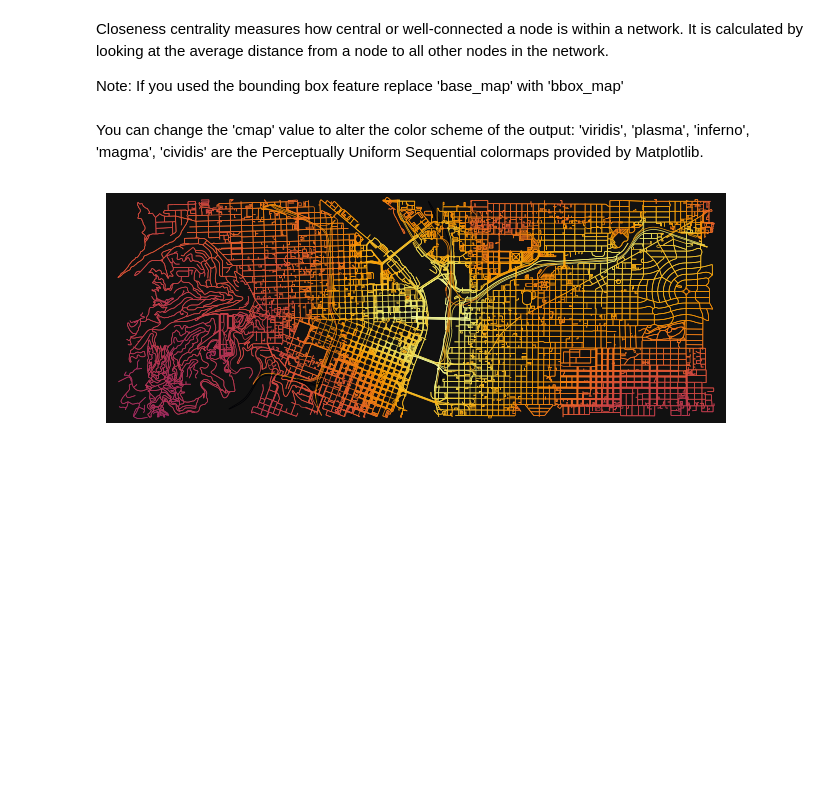
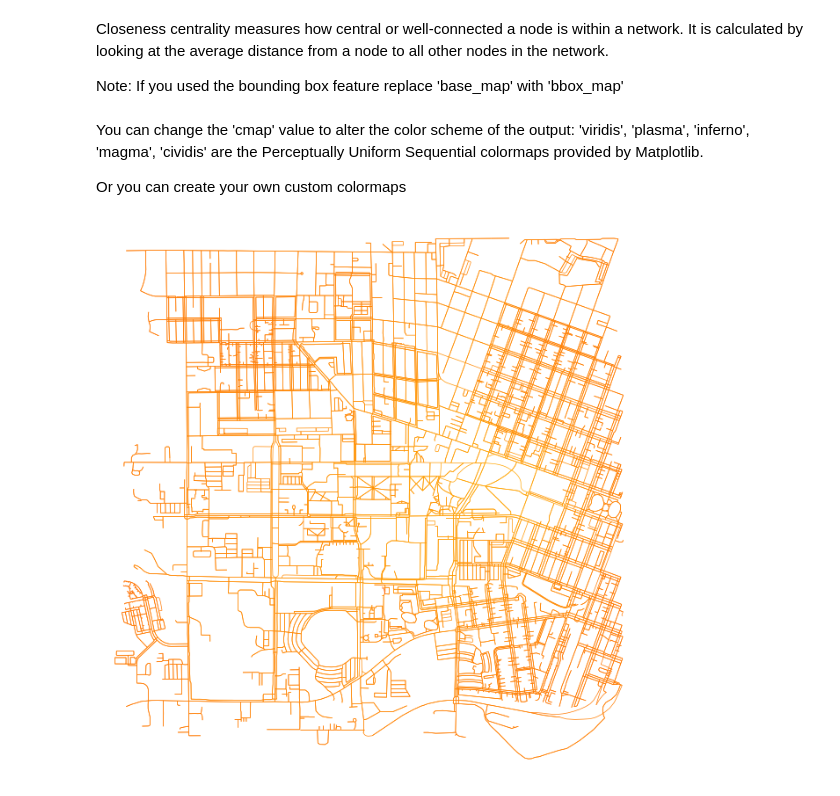
Before and after one commit to idellinger/Python-Map-Tools, a Jupyter notebook: map_create.ipynb, the cells around one changed output. Drawn from its saved outputs; the diff is of its cells as text; code cells hidden in the pictures; blank space fills up the shorter version.

Commit message:
custom colormaps

```diff
--- a/map_create.ipynb
+++ b/map_create.ipynb
@@ -10,8 +11,10 @@ location = (45.523064, -122.676483)
+# %%
+location = (44.56573146791943, -123.27890026288026)
 # %% [markdown]
 Change the 'dist' variable to modify how much area is included in the graph.
 
 Note: Higher 'dist' means more mapping nodes, which drastically increases the amount of time needed to process the graph.
 # %%
-base_map = ox.graph_from_point(location, dist= 1000, simplify=True)
-ox.plot_graph(base_map, figsize= (15,5), node_size=5)
+base_map = ox.graph_from_point(location, dist= 1150, simplify=True)
+ox.plot_graph(base_map, figsize= (10,8),bgcolor= "#00000000", node_size=5)
 # %% [output]
@@ -66,2 +66,4 @@ nx.set_edge_attributes(bbox_map, edge_centrality, "edge_centrality")
 # %% [markdown]
 You can change the 'cmap' value to alter the color scheme of the output: 'viridis', 'plasma', 'inferno', 'magma', 'cividis' are the Perceptually Uniform Sequential colormaps provided by Matplotlib.
+
+Or you can create your own custom colormaps
@@ -68,5 +94,5 @@ You can change the 'cmap' value to alter the color scheme of the output: 'viridi
 # %%
-ec = ox.plot.get_edge_colors_by_attr(bbox_map, "edge_centrality", cmap="inferno")
-fig, ax = ox.plot_graph(bbox_map, edge_color=ec, edge_linewidth=0.5, node_size=0,save=True, filepath=r"C:\Users\israe\Desktop\Files\Coding\Repos\PostGIS-mapping-python\image.png", dpi= 1200)
+ec = ox.plot.get_edge_colors_by_attr(base_map, "edge_centrality", cmap="osu_color1")
+fig, ax = ox.plot_graph(base_map, bgcolor="#00000000", edge_color=ec, edge_linewidth=0.5, node_size=0,save=True, filepath=r"C:\Users\israe\Desktop\Files\Coding\Repos\PostGIS-mapping-python\image.png", dpi= 1200)
 # %% [output]
-[figure, old version]
+[figure, new version]
```
Also changed, not shown: parts of 11 cells of this notebook.
